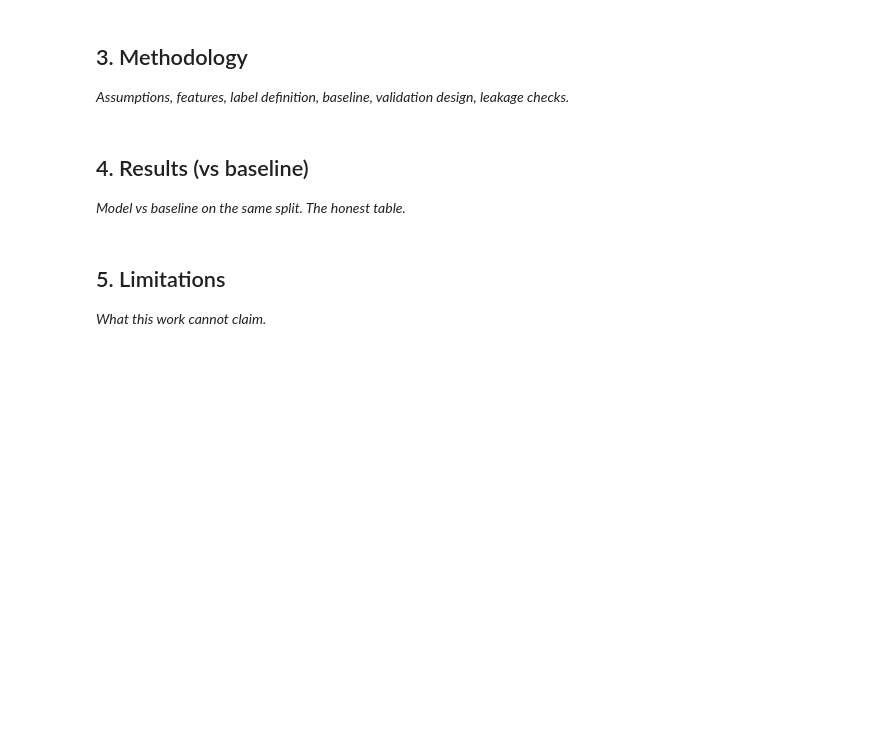
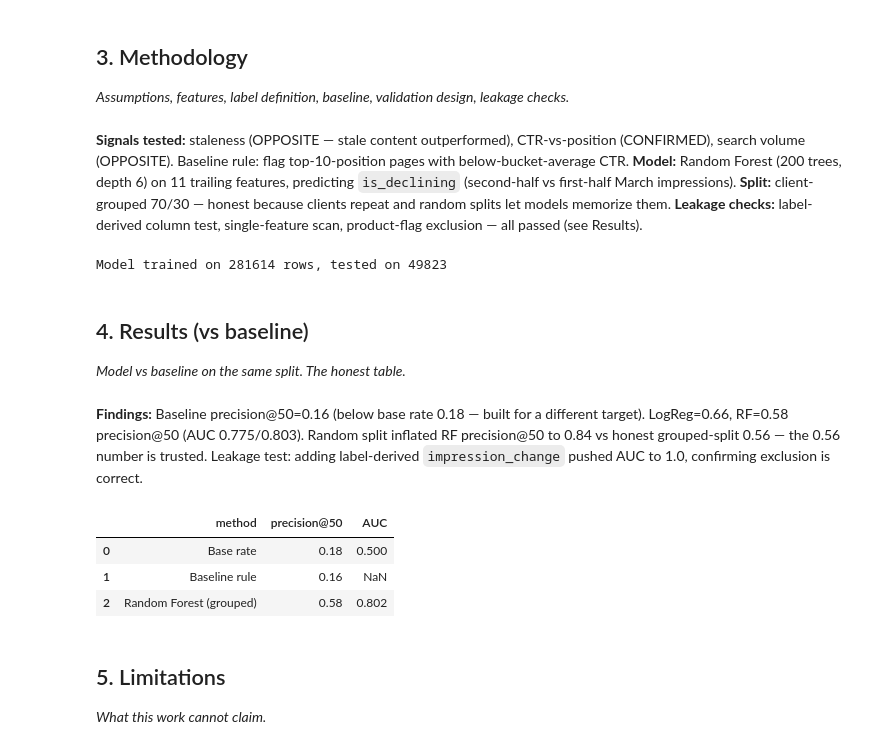
Before and after one commit to maryam12arshad17/flyrank-internship-ml, a Jupyter notebook: work/notebooks/capstone.ipynb, the cells around one changed output. Saved outputs shown, nothing was run; the diff lists cells and outputs as text; code cells hidden in the pictures; blank space fills up the shorter version.

```diff
--- a/work/notebooks/capstone.ipynb
+++ b/work/notebooks/capstone.ipynb
@@ -6,3 +6,17 @@
 This skeleton is yours to fill. Work the sections **in order** — each one has a one-line hint. Simple words, honest numbers.
 
 > Working with an AI assistant? Tell it to read `skills/README.md` first and load the one skill this assignment names on its card.
+# %%
+import duckdb, pandas as pd, numpy as np, json, os
+from google.colab import userdata
+from sklearn.model_selection import GroupShuffleSplit
+from sklearn.linear_model import LogisticRegression
+from sklearn.ensemble import RandomForestClassifier
+from sklearn.metrics import roc_auc_score
+
+HF_TOKEN = userdata.get('HF_TOKEN')
+con = duckdb.connect()
+con.execute(f"CREATE SECRET (TYPE huggingface, TOKEN '{HF_TOKEN}')")
+BASE = "hf://datasets/FlyRank/internship-warehouse"
+MONTH = "2026-03"
+print("Connected!")
@@ -18,10 +73,58 @@ This skeleton is yours to fill. Work the sections **in order** — each one has
 ## 3. Methodology
 
 *Assumptions, features, label definition, baseline, validation design, leakage checks.*
+# %% [markdown]
+**Signals tested:** staleness (OPPOSITE — stale content outperformed),
+CTR-vs-position (CONFIRMED), search volume (OPPOSITE). Baseline rule: flag
+top-10-position pages with below-bucket-average CTR. **Model:** Random Forest
+(200 trees, depth 6) on 11 trailing features, predicting `is_declining`
+(second-half vs first-half March impressions). **Split:** client-grouped
+70/30 — honest because clients repeat and random splits let models memorize
+them. **Leakage checks:** label-derived column test, single-feature scan,
+product-flag exclusion — all passed (see Results).
+# %%
+feature_cols = ["gsc_impressions_total","gsc_clicks_total","gsc_avg_position","ga4_sessions_total",
+    "ga4_pageviews_total","ga4_engaged_sessions_total","days_observed","days_gsc_available","ctr","engagement_rate","gsc_coverage"]
+gss = GroupShuffleSplit(n_splits=1, test_size=0.3, random_state=42)
+train_idx, test_idx = next(gss.split(df, groups=df["client_hash_id"]))
+train_df, test_df = df.iloc[train_idx].copy(), df.iloc[test_idx].copy()
+rf = RandomForestClassifier(n_estimators=200, max_depth=6, random_state=42).fit(train_df[feature_cols], train_df["is_declining"])
+test_df["decline_probability"] = rf.predict_proba(test_df[feature_cols])[:,1]
+print("Model trained on", len(train_df), "rows, tested on", len(test_df))
+# %% [output]
+Model trained on 281614 rows, tested on 49823
 # %% [markdown]
 ## 4. Results (vs baseline)
 
 *Model vs baseline on the same split. The honest table.*
+# %% [markdown]
+**Findings:** Baseline precision@50=0.16 (below base rate 0.18 — built for a
+different target). LogReg=0.66, RF=0.58 precision@50 (AUC 0.775/0.803).
+Random split inflated RF precision@50 to 0.84 vs honest grouped-split 0.56 —
+the 0.56 number is trusted. Leakage test: adding label-derived
+`impression_change` pushed AUC to 1.0, confirming exclusion is correct.
+# %%
+def precision_at_k(scores, labels, k):
+    order = np.argsort(-np.asarray(scores))
+    return np.asarray(labels)[order[:k]].mean()
+
+test_df["good_position"] = (test_df["gsc_avg_position"] <= 10).astype(int)
+bucket_avg_ctr = test_df.loc[test_df["good_position"]==1, "ctr"].mean()
+test_df["baseline_score"] = ((test_df["good_position"]==1) & (test_df["ctr"] < bucket_avg_ctr)).astype(int) * test_df["gsc_impressions_total"]
+baseline_p50 = precision_at_k(test_df["baseline_score"], test_df["is_declining"], 50)
+rf_p50 = precision_at_k(test_df["decline_probability"], test_df["is_declining"], 50)
+rf_auc = roc_auc_score(test_df["is_declining"], test_df["decline_probability"])
+base_rate = test_df["is_declining"].mean()
+
+results = pd.DataFrame({"method":["Base rate","Baseline rule","Random Forest (grouped)"],
+    "precision@50":[round(base_rate,3), round(baseline_p50,3), round(rf_p50,3)],
+    "AUC":[0.5, None, round(rf_auc,3)]})
+results
+# %% [output]
+|  | method | precision@50 | AUC |
+| 0 | Base rate | 0.18 | 0.500 |
+| 1 | Baseline rule | 0.16 | NaN |
+| 2 | Random Forest (grouped) | 0.58 | 0.802 |
 # %% [markdown]
 ## 5. Limitations
 
```
Also changed, not shown: parts of 11 cells of this notebook.
